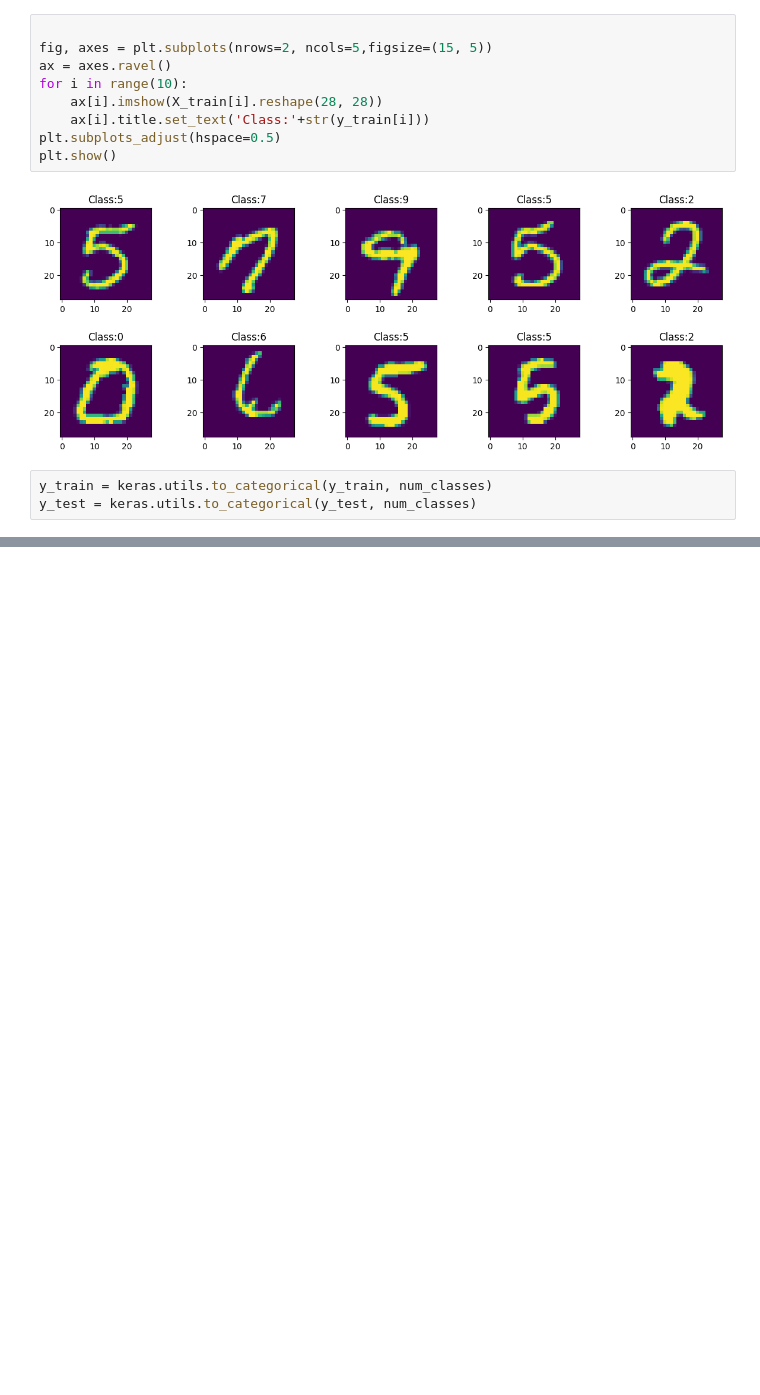
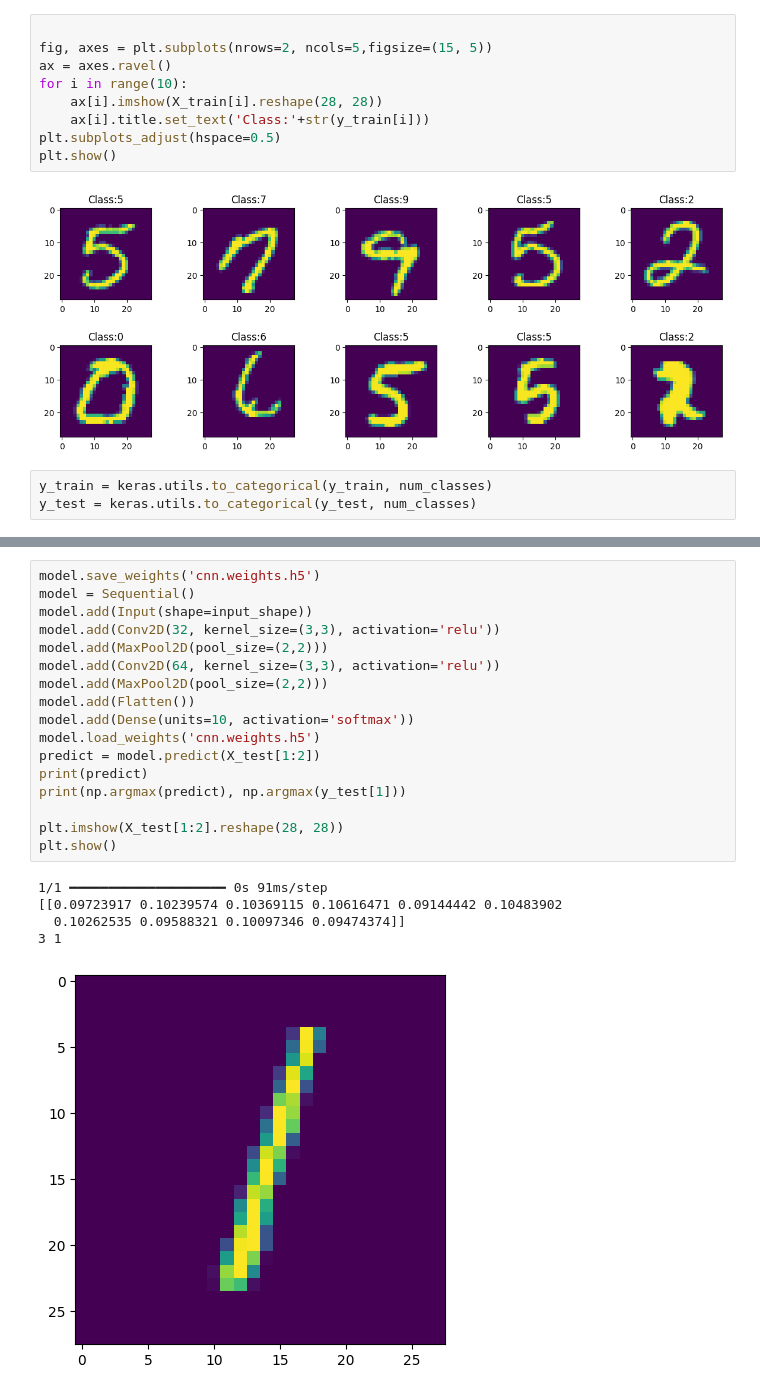
Before and after one commit to Nguyen-Quoc-An/TH_DeepLearning, a Jupyter notebook: Lab4_CNN.ipynb, the cells around one changed output, grey strips where cells are left out. Saved outputs shown, nothing was run; the diff lists cells and outputs as text; blank space fills up the shorter version.

```diff
--- a/Lab4_CNN.ipynb
+++ b/Lab4_CNN.ipynb
@@ -100,0 +161,23 @@ model.compole(op)
+# %%
+model.save_weights('cnn.weights.h5')
+model = Sequential()
+model.add(Input(shape=input_shape))
+model.add(Conv2D(32, kernel_size=(3,3), activation='relu'))
+model.add(MaxPool2D(pool_size=(2,2)))
+model.add(Conv2D(64, kernel_size=(3,3), activation='relu'))
+model.add(MaxPool2D(pool_size=(2,2)))
+model.add(Flatten())
+model.add(Dense(units=10, activation='softmax'))
+model.load_weights('cnn.weights.h5')
+predict = model.predict(X_test[1:2])
+print(predict)
+print(np.argmax(predict), np.argmax(y_test[1]))
+
+plt.imshow(X_test[1:2].reshape(28, 28))
+plt.show()
+# %% [output]
+1/1 ━━━━━━━━━━━━━━━━━━━━ 0s 91ms/step
+[[0.09723917 0.10239574 0.10369115 0.10616471 0.09144442 0.10483902
+  0.10262535 0.09588321 0.10097346 0.09474374]]
+3 1
+[figure, added]
```
Also changed, not shown: parts of 7 cells of this notebook.
